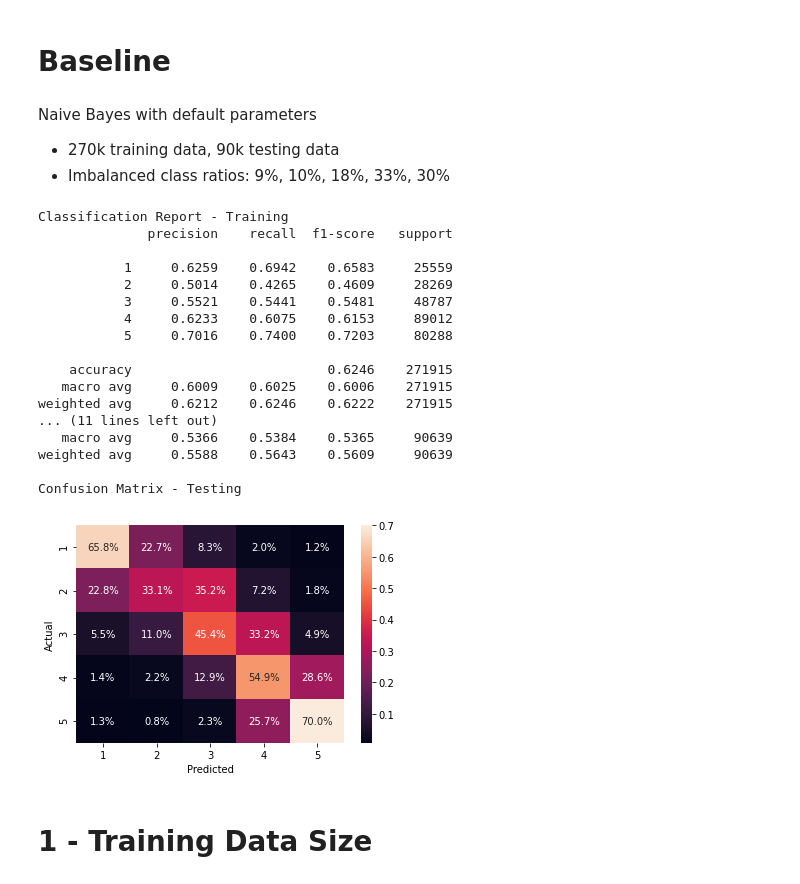
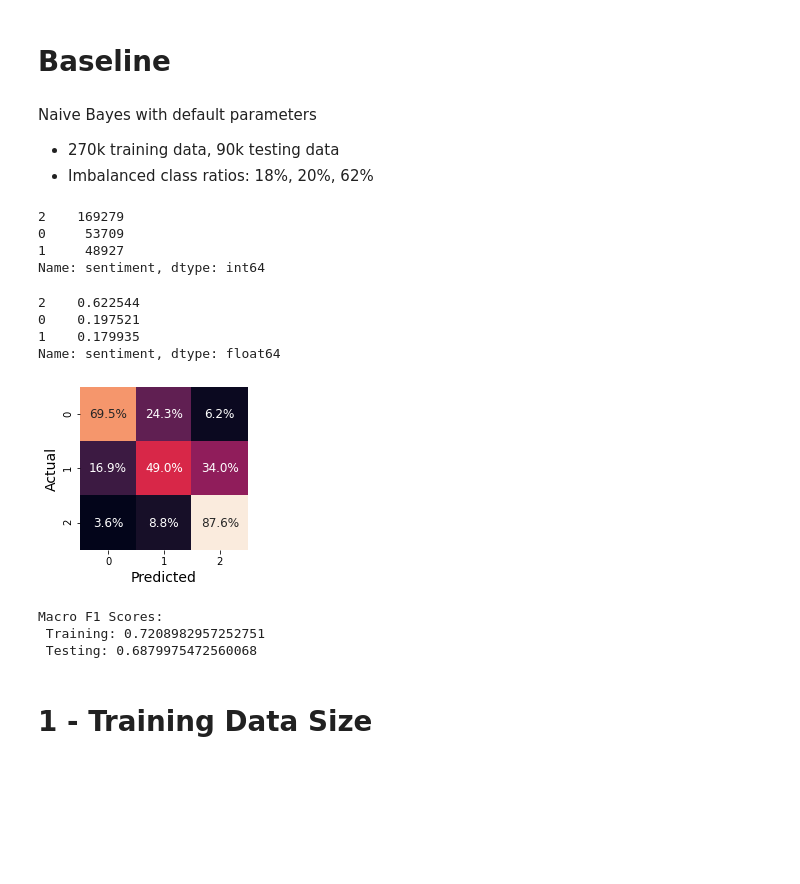
Before and after one commit to david-siqi-liu/yelp-sentiment-analysis, a Jupyter notebook: notebooks/tests_dataset.ipynb, the cells around one changed output. Saved outputs shown, nothing was run; the diff lists cells and outputs as text; code cells hidden in the pictures; blank space fills up the shorter version.

```diff
--- a/notebooks/tests_dataset.ipynb
+++ b/notebooks/tests_dataset.ipynb
@@ -106,33 +65,36 @@ y_test = data_test['sentiment'].tolist()
 # %% [markdown]
 Naive Bayes with default parameters
 - 270k training data, 90k testing data
-- Imbalanced class ratios: 9%, 10%, 18%, 33%, 30%
+- Imbalanced class ratios: 18%, 20%, 62%
+# %%
+data_train['sentiment'].value_counts()
+# %% [output]
+2    169279
+0     53709
+1     48927
+Name: sentiment, dtype: int64
+# %%
+data_train['sentiment'].value_counts() / len(data_train)
+# %% [output]
+2    0.622544
+0    0.197521
+1    0.179935
+Name: sentiment, dtype: float64
 # %%
-models.train_and_test(X_train=X_train,
-                      y_train=y_train,
-                      X_test=X_test,
-                      y_test=y_test,
-                      vectorizer=CountVectorizer(),
-                      classifier=MultinomialNB())
+pipeline, y_train_pred, y_test_pred, f1_train, f1_test = models.train_and_test(X_train=X_train,
+                                                                               y_train=y_train,
+                                                                               X_test=X_test,
+                                                                               y_test=y_test,
+                                                                               vectorizer=CountVectorizer(),
+                                                                               classifier=MultinomialNB())
 # %% [output]
-Classification Report - Training
-              precision    recall  f1-score   support
-
-           1     0.6259    0.6942    0.6583     25559
-           2     0.5014    0.4265    0.4609     28269
-           3     0.5521    0.5441    0.5481     48787
-           4     0.6233    0.6075    0.6153     89012
-           5     0.7016    0.7400    0.7203     80288
-
-    accuracy                         0.6246    271915
-   macro avg     0.6009    0.6025    0.6006    271915
-weighted avg     0.6212    0.6246    0.6222    271915
-... (11 lines left out)
-   macro avg     0.5366    0.5384    0.5365     90639
-weighted avg     0.5588    0.5643    0.5609     90639
-
-Confusion Matrix - Testing
-[figure, old version]
+[figure, new version]
+# %%
+print("Macro F1 Scores: \n Training: {0} \n Testing: {1}".format(f1_train, f1_test))
+# %% [output]
+Macro F1 Scores:
+ Training: 0.7208982957252751
+ Testing: 0.6879975472560068
 # %% [markdown]
 # 1 - Training Data Size
 # %%
```
Also changed, not shown: parts of 14 cells of this notebook, 39 other files.
